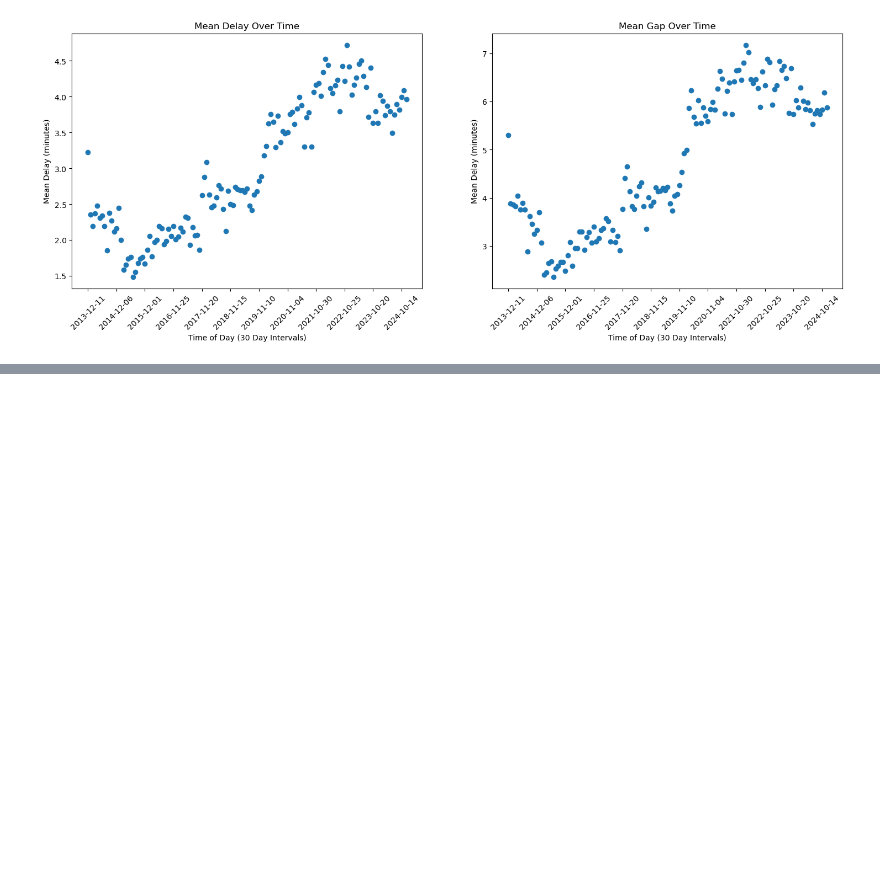
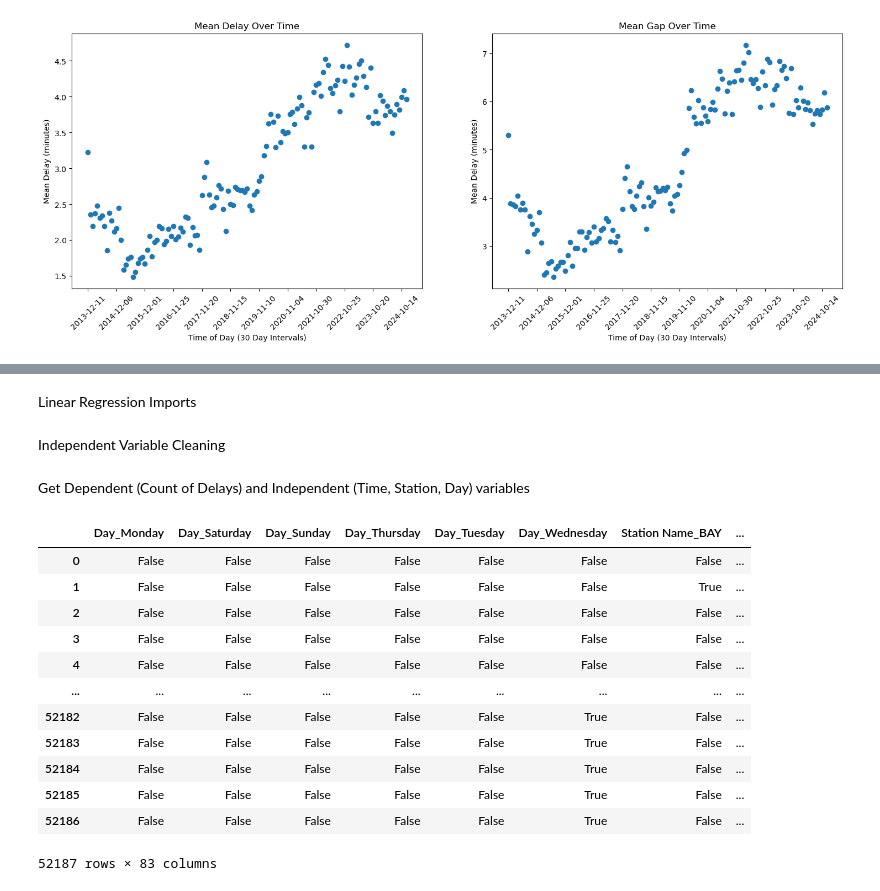
Before and after one commit to michelleyucollins/TardyTerminatorCommittee, a Jupyter notebook: subway_analysis/time_analysis.ipynb, the cells around one changed output, grey strips where cells are left out. Drawn from its saved outputs; the diff is of its cells as text; code cells hidden in the pictures; blank space fills up the shorter version.

```diff
--- a/subway_analysis/time_analysis.ipynb
+++ b/subway_analysis/time_analysis.ipynb
@@ -285,0 +291,2 @@ axes[1].tick_params(axis='x', rotation=45)
+# %% [markdown]
+Linear Regression Imports
@@ -285,0 +296,2 @@ axes[1].tick_params(axis='x', rotation=45)
+# %% [markdown]
+Independent Variable Cleaning
@@ -285,0 +301,21 @@ axes[1].tick_params(axis='x', rotation=45)
+# %% [markdown]
+Get Dependent (Count of Delays) and Independent (Time, Station, Day) variables
+# %%
+X = count_encoded.drop(columns=["date_only",'Min Delay', '10_min_time'])
+y = count_encoded['Min Delay']
+
+display(X)
+# %% [output]
+|  | Day_Monday | Day_Saturday | Day_Sunday | Day_Thursday | Day_Tuesday | Day_Wednesday | Station Name_BAY | ... |
+| 0 | False | False | False | False | False | False | False | ... |
+| 1 | False | False | False | False | False | False | True | ... |
+| 2 | False | False | False | False | False | False | False | ... |
+| 3 | False | False | False | False | False | False | False | ... |
+| 4 | False | False | False | False | False | False | False | ... |
+| ... | ... | ... | ... | ... | ... | ... | ... | ... |
+| 52182 | False | False | False | False | False | True | False | ... |
+| 52183 | False | False | False | False | False | True | False | ... |
+| 52184 | False | False | False | False | False | True | False | ... |
+| 52185 | False | False | False | False | False | True | False | ... |
+| 52186 | False | False | False | False | False | True | False | ... |
+52187 rows × 83 columns
```
Also changed, not shown: parts of 8 cells of this notebook.
